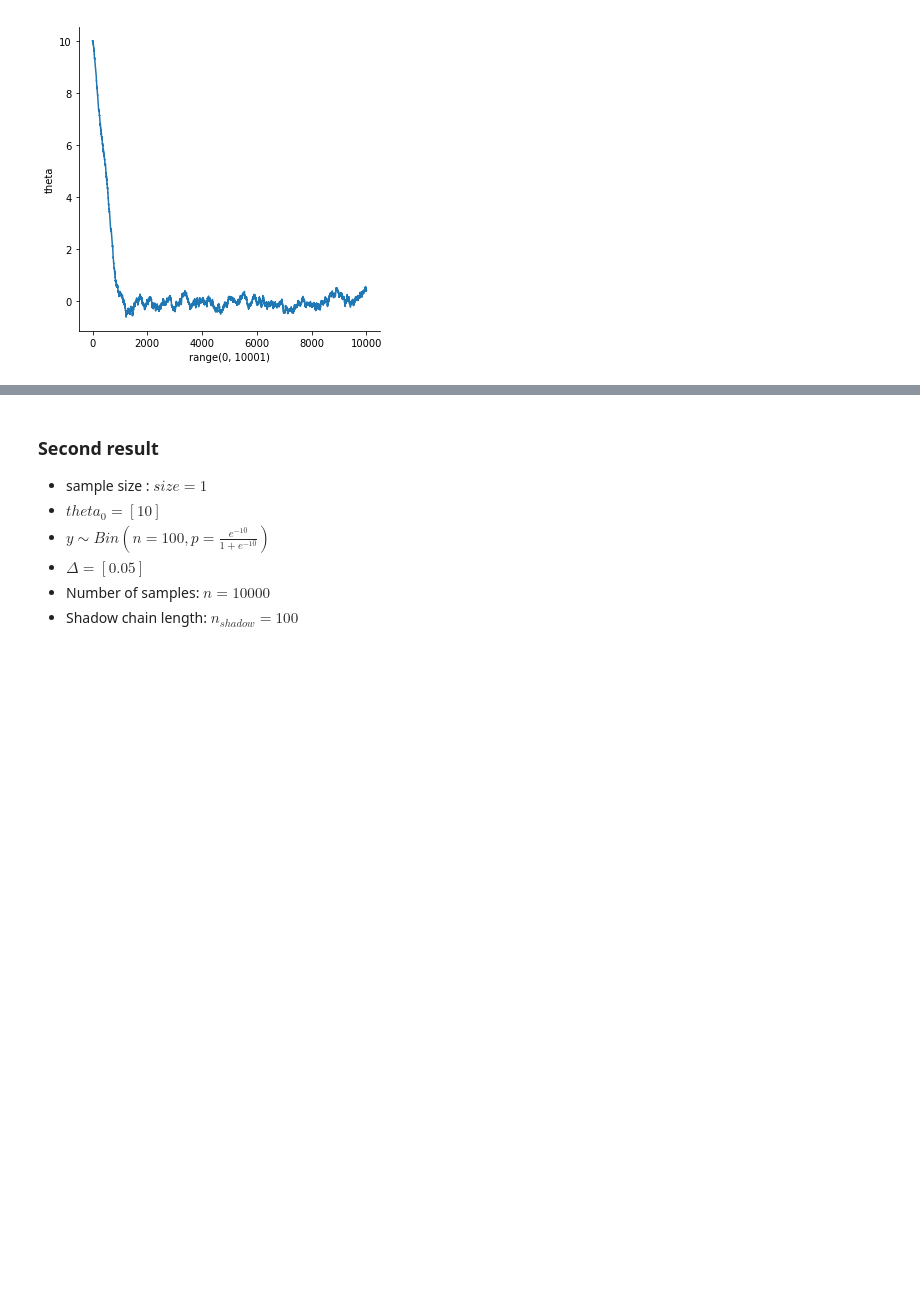
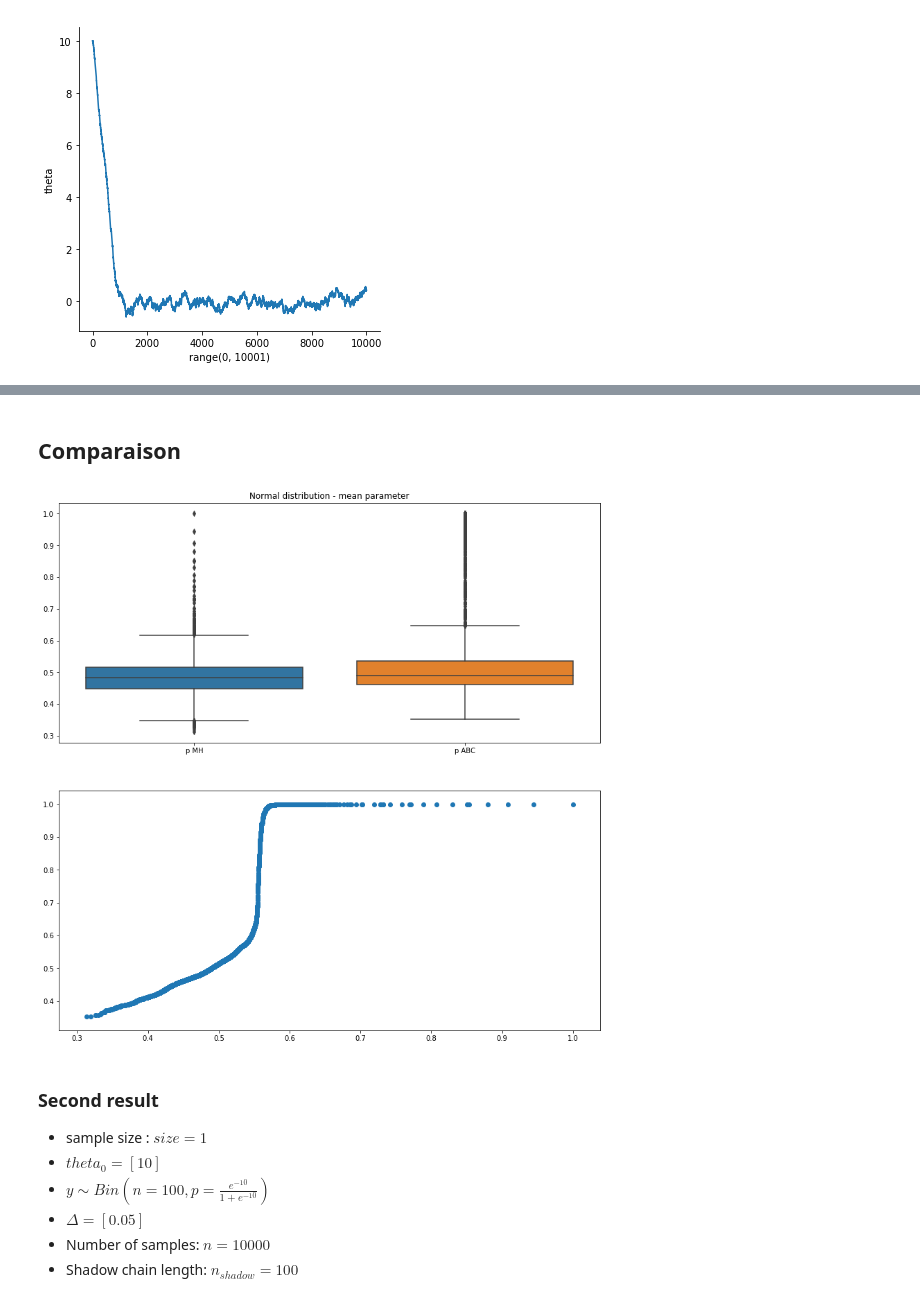
Before and after one commit to quentinl-c/abc-shadow, a Jupyter notebook: results/Binom/binom.ipynb, the cells around one changed output, grey strips where cells are left out. Cells and saved outputs as stored; diff of their text form; code cells hidden in the pictures; blank space fills up the shorter version.

```diff
--- a/results/Binom/binom.ipynb
+++ b/results/Binom/binom.ipynb
@@ -78,3 +181,9 @@ ax.plot(x,y)
+# %% [markdown]
+## Comparaison
+# %%
+comparaison(data0, data1)
+# %% [output]
+[figure, added]
 # %% [markdown]
 ### Second result
 * sample size : $size=1$
```
Also changed, not shown: parts of 15 cells of this notebook, 3 other files.
